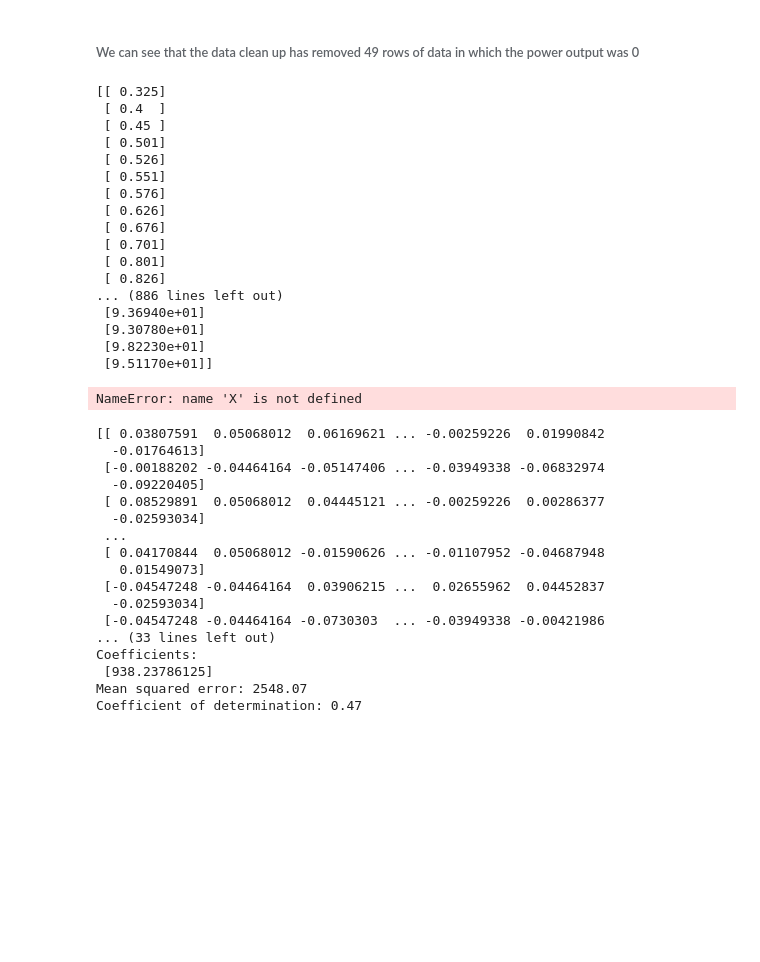
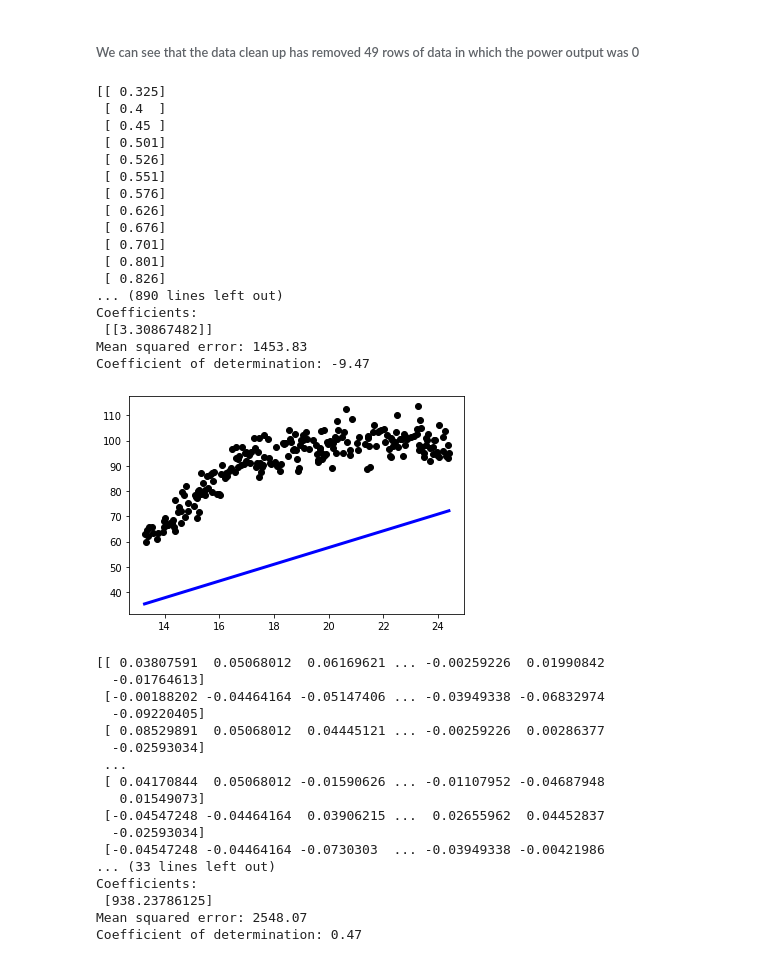
Before and after one commit to Jonathangmit/powerproduction, a Jupyter notebook: power production project.ipynb, the cells around one changed output. Cells and saved outputs as stored; diff of their text form; code cells hidden in the pictures; blank space fills up the shorter version.

```diff
--- a/power production project.ipynb
+++ b/power production project.ipynb
@@ -134,24 +134,25 @@ from sklearn.model_selection import train_test_split
 
 a = df.loc[:,"speed"]
 b = df.loc[:,"power"]
-x = np.array(a).reshape(-1,1)
+X = np.array(a).reshape(-1,1)
 y = np.array(b).reshape(-1,1)
 print(x)
 print(y)
 
 
 # Use only one feature
-x = x [:,np.newaxis,0]
+X = X [:,np.newaxis,0]
 
 
 # Split the data into training/testing sets
+X_train, X_test, y_train, y_test = train_test_split(X, y, train_size= 150, test_size= 301)
+
 # Split the data into training/testing sets
-diabetes_X_train = diabetes_X[:-20]
-diabetes_X_test = diabetes_X[-20:]
-
+#df_X_train = x[:-226]
+#df_X_test = x[-225:]
 # Split the targets into training/testing sets
-diabetes_y_train = diabetes_y[:-20]
-diabetes_y_test = diabetes_y[-20:]
+#df_y_train = y[:-226]
+#df_y_test = y[-225:]
 
 
 # Split the targets into training/testing sets
@@ -169,39 +170,39 @@ df_y_pred = regr.predict(df_X_test)
 # The coefficients
 print('Coefficients: \n', regr.coef_)
 # The mean squared error
 print('Mean squared error: %.2f'
       % mean_squared_error(df_y_test, df_y_pred))
 # The coefficient of determination: 1 is perfect prediction
 print('Coefficient of determination: %.2f'
       % r2_score(df_y_test, df_y_pred))
 
 # Plot outputs
 plt.scatter(df_X_test, df_y_test,  color='black')
 plt.plot(df_X_test, df_y_pred, color='blue', linewidth=3)
 
 plt.xticks()
 plt.yticks()
 
 plt.show()
 # %% [output]
 [[ 0.325]
  [ 0.4  ]
  [ 0.45 ]
  [ 0.501]
  [ 0.526]
  [ 0.551]
  [ 0.576]
  [ 0.626]
  [ 0.676]
  [ 0.701]
  [ 0.801]
  [ 0.826]
-... (886 lines left out)
- [9.36940e+01]
- [9.30780e+01]
- [9.82230e+01]
- [9.51170e+01]]
+... (890 lines left out)
+Coefficients:
+ [[3.30867482]]
+Mean squared error: 1453.83
+Coefficient of determination: -9.47
-NameError: name 'X' is not defined
+[figure, added]
 # %%
 import pandas as pd
 import numpy as np
```
